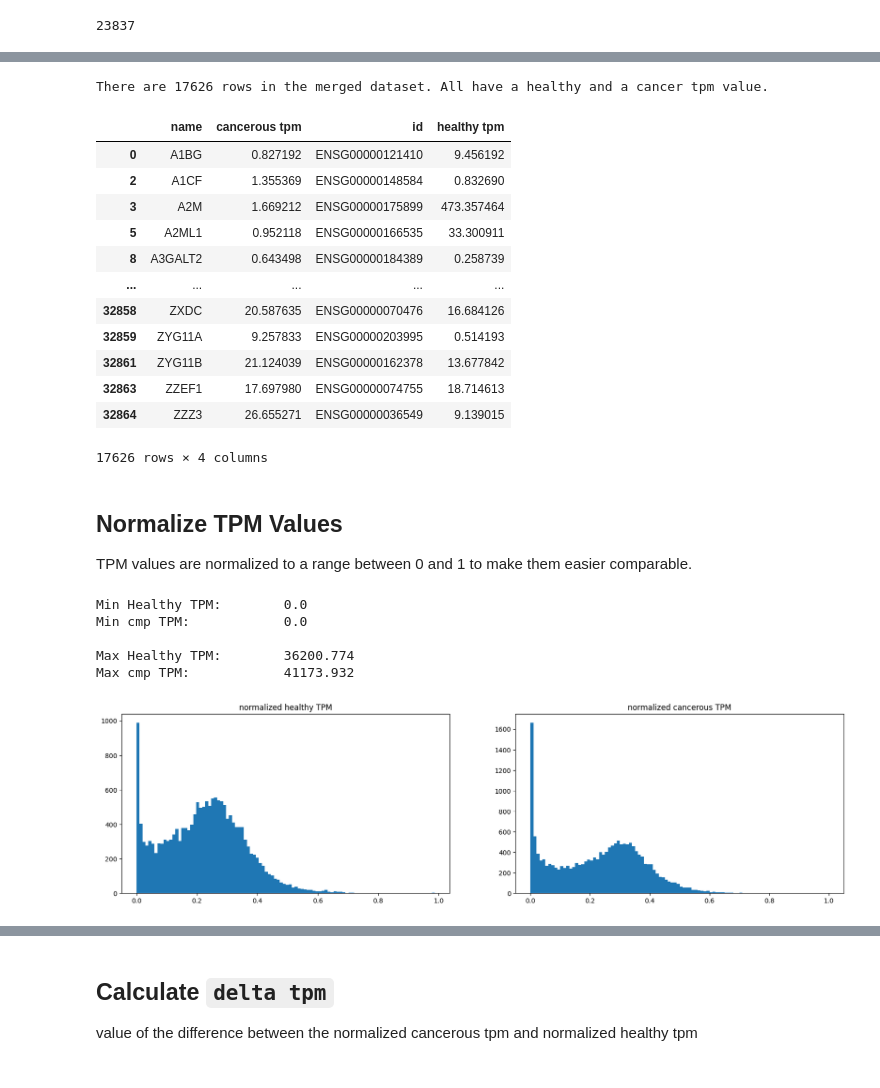
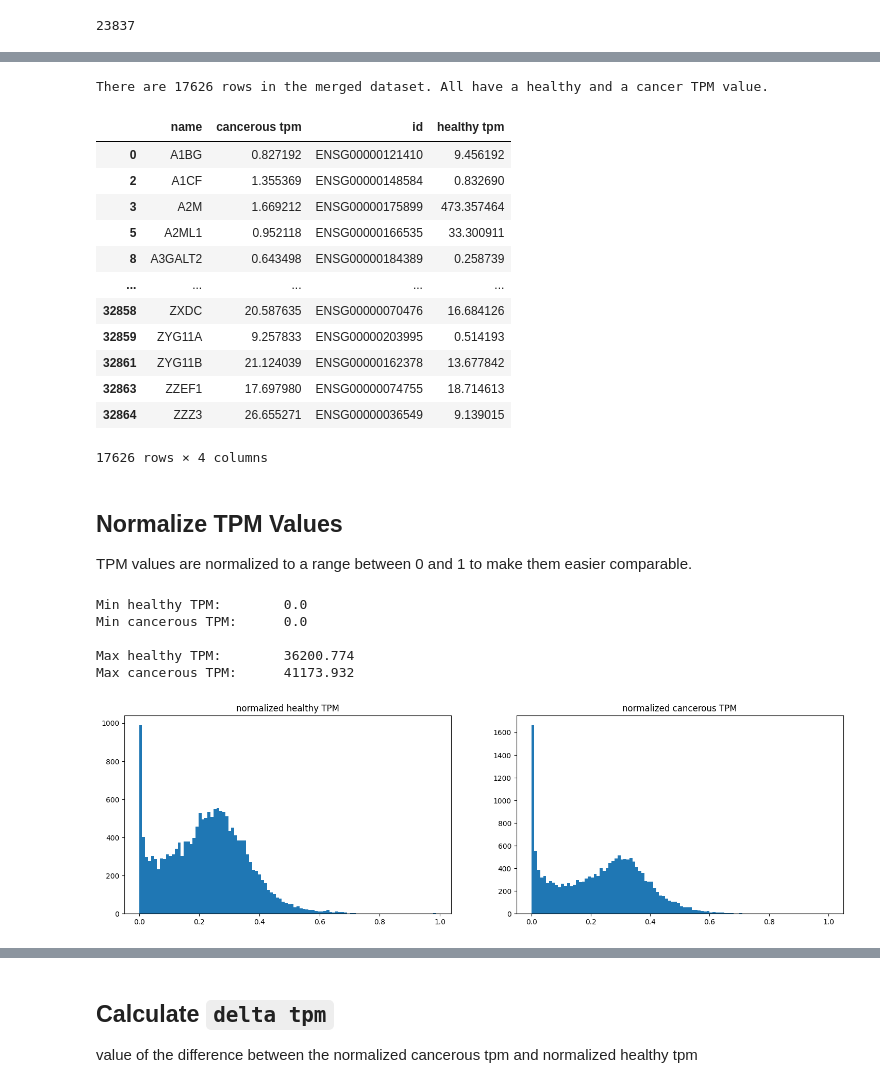
Before and after one commit to SiBergmann/gene_activity_in_lung_cancer, a Jupyter notebook: code/gene_nodes.ipynb, the cells around one changed output, grey strips where cells are left out. Saved outputs shown, nothing was run; the diff lists cells and outputs as text; code cells hidden in the pictures.

Commit message:
adding nodes and genes creation and images

```diff
--- a/code/gene_nodes.ipynb
+++ b/code/gene_nodes.ipynb
@@ -58,4 +37,5 @@ There are 33502 rows in the cancer dataset.
 # %%
+df_nodes_cancer = df_cmp.copy()
 df_nodes_healthy = df_gtex.copy()
 
 df_nodes_genes = df_nodes_cancer.merge(df_nodes_healthy, on='id', how='inner')
@@ -63,11 +43,11 @@ df_nodes_genes = df_nodes_cancer.merge(df_nodes_healthy, on='id', how='inner')
 # filter out those without gene-protein connection
 df_nodes_genes = df_nodes_genes[df_nodes_genes['id'].isin(protein_genes)]
 
-print(f"There are {df_nodes_genes.shape[0]} rows in the merged dataset. All have a healthy and a cancer tpm value.")
+print(f"There are {df_nodes_genes.shape[0]} rows in the merged dataset. All have a healthy and a cancer TPM value.")
 
 df_nodes_genes
 # %% [output]
-There are 17626 rows in the merged dataset. All have a healthy and a cancer tpm value.
+There are 17626 rows in the merged dataset. All have a healthy and a cancer TPM value.
 |  | name | cancerous tpm | id | healthy tpm |
 | 0 | A1BG | 0.827192 | ENSG00000121410 | 9.456192 |
 | 2 | A1CF | 1.355369 | ENSG00000148584 | 0.832690 |
@@ -96,16 +76,16 @@ def log_norm_scaling(column, min_tpm, max_tpm):
     return column
 # %%
 # Min
-print(f"Min Healthy TPM:\t{df_nodes_genes['healthy tpm'].min().round(3)}")
-print(f"Min cmp TPM:\t\t{df_nodes_genes['cancerous tpm'].min().round(3)}\n")
+print(f"Min healthy TPM:\t{df_nodes_genes['healthy tpm'].min().round(3)}")
+print(f"Min cancerous TPM:\t{df_nodes_genes['cancerous tpm'].min().round(3)}\n")
 
 # Max
-print(f"Max Healthy TPM:\t{df_nodes_genes['healthy tpm'].max().round(3)}")
-print(f"Max cmp TPM:\t\t{df_nodes_genes['cancerous tpm'].max().round(3)}")
+print(f"Max healthy TPM:\t{df_nodes_genes['healthy tpm'].max().round(3)}")
+print(f"Max cancerous TPM:\t{df_nodes_genes['cancerous tpm'].max().round(3)}")
 # %% [output]
-Min Healthy TPM:        0.0
-Min cmp TPM:            0.0
+Min healthy TPM:        0.0
+Min cancerous TPM:      0.0
 
-Max Healthy TPM:        36200.774
-Max cmp TPM:            41173.932
+Max healthy TPM:        36200.774
+Max cancerous TPM:      41173.932
 # %%
@@ -121,20 +101,21 @@ max_tpm = max(df_nodes_genes['healthy tpm'].max(),
 df_nodes_genes['norm healthy tpm'] = log_norm_scaling(df_nodes_genes['healthy tpm'], min_tpm, max_tpm)
 df_nodes_genes['norm cancerous tpm'] = log_norm_scaling(df_nodes_genes['cancerous tpm'], min_tpm, max_tpm)
 # %%
-# healthy tpm
-plt.figure(figsize=(20, 5))
+# norm healthy tpm
+plt.figure(figsize=(18, 5))
 plt.subplot(1, 2, 1)
 plt.hist(df_nodes_genes['norm healthy tpm'], bins=100)
 plt.title('normalized healthy TPM')
 
-# cmp tpm
+# norm cmp tpm
 plt.subplot(1, 2, 2)
 plt.hist(df_nodes_genes['norm cancerous tpm'], bins=100)
 plt.title('normalized cancerous TPM')
 
+plt.savefig('../tex/figures/03_02_normalized_tpm.png')
 plt.show()
 # %% [output]
-[figure, old version]
+[figure, new version]
 # %%
 df_nodes_genes.drop(columns=['healthy tpm', 'cancerous tpm'], inplace=True)
 df_nodes_genes
```
Also changed, not shown: parts of 11 cells of this notebook, 4 other files.
